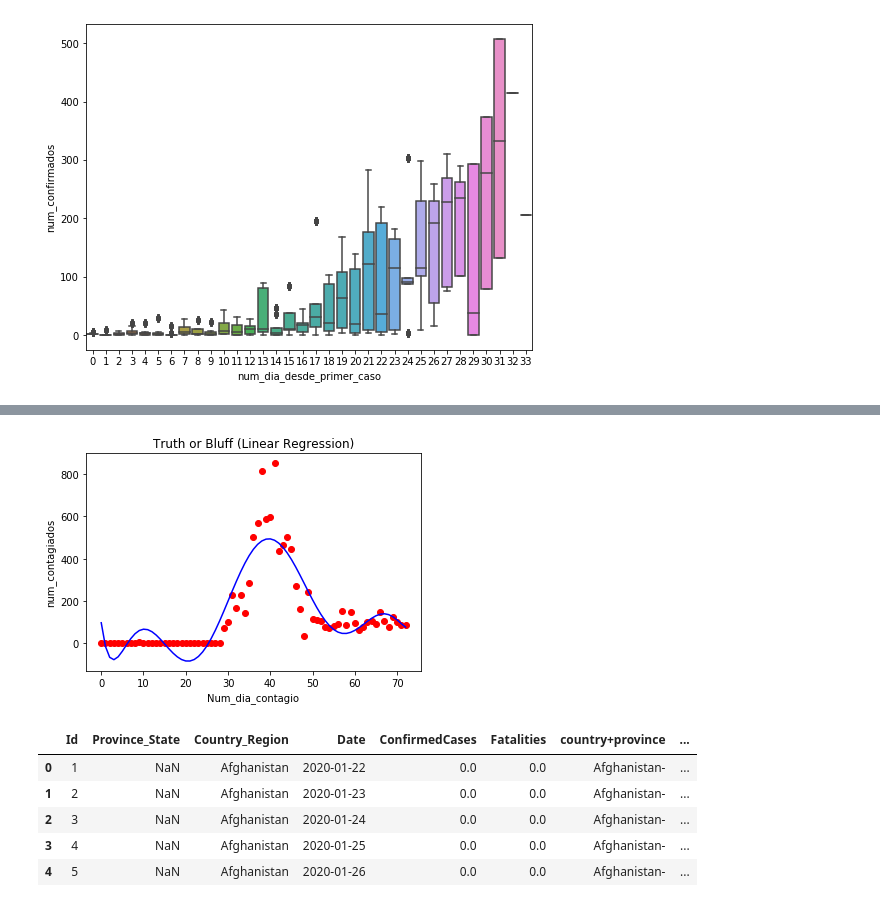
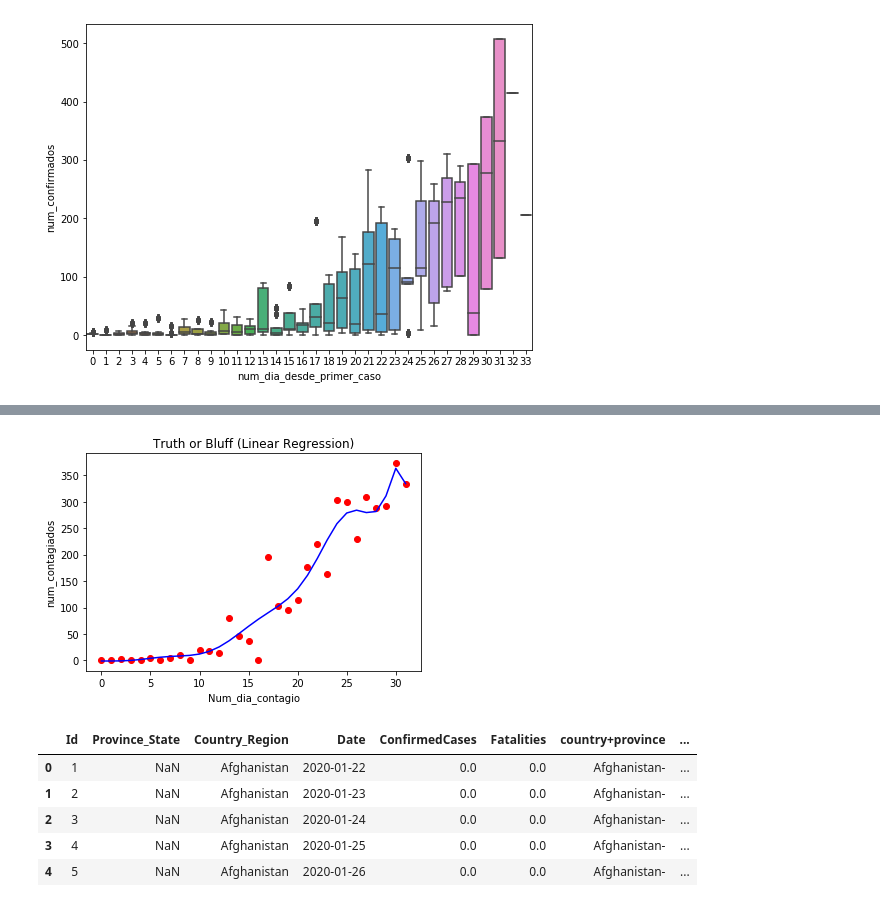
Before and after one commit to joseespinadote/proyecto_intro_mineria, a Jupyter notebook: sandbox-exploratorio.ipynb, the cells around one changed output, grey strips where cells are left out. Drawn from its saved outputs; the diff is of its cells as text; code cells hidden in the pictures.

```diff
--- a/sandbox-exploratorio.ipynb
+++ b/sandbox-exploratorio.ipynb
@@ -97,27 +191,28 @@ dset.corr()
 # %%
-dset_pais = dset_base[dset_base["pais"]=="South Korea"]
+selected_pais = "Chile" #"South Korea"
+dset_pais = dset_base[dset_base["pais"]==selected_pais]
 X = dset_pais.iloc[:,0:1].values
 y = dset_pais.iloc[:,3].values
 X_train, X_test, y_train, y_test = train_test_split(X, y, test_size=0.2, random_state=0)
 from sklearn.linear_model import LinearRegression
 from sklearn.preprocessing import PolynomialFeatures
-poly_reg = PolynomialFeatures(degree=8)
+poly_reg = PolynomialFeatures(degree=12)
 X_poly = poly_reg.fit_transform(X)
 pol_reg = LinearRegression()
 pol_reg.fit(X_poly, y)
 
 # Visualizing the Polymonial Regression results
 def viz_polymonial():
     plt.scatter(X, y, color='red')
     plt.plot(X, pol_reg.predict(poly_reg.fit_transform(X)), color='blue')
     plt.title('Truth or Bluff (Linear Regression)')
     plt.xlabel('Num_dia_contagio')
     plt.ylabel('num_contagiados')
     plt.show()
     return
 viz_polymonial()
 # %% [output]
-[figure, old version]
+[figure, new version]
 # %%
 dset_weather = pd.read_csv('training_data_with_weather_info_week_4.csv',)
 dset_weather.head()
```
Also changed, not shown: parts of 13 cells of this notebook.
